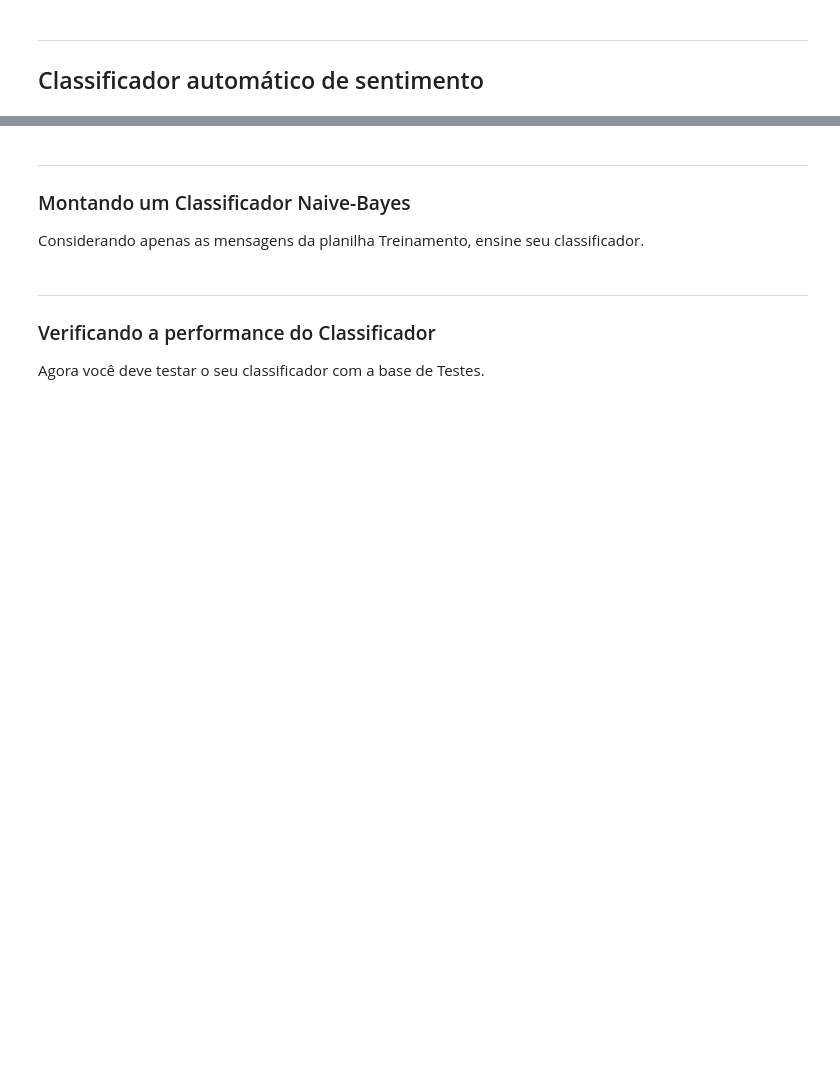
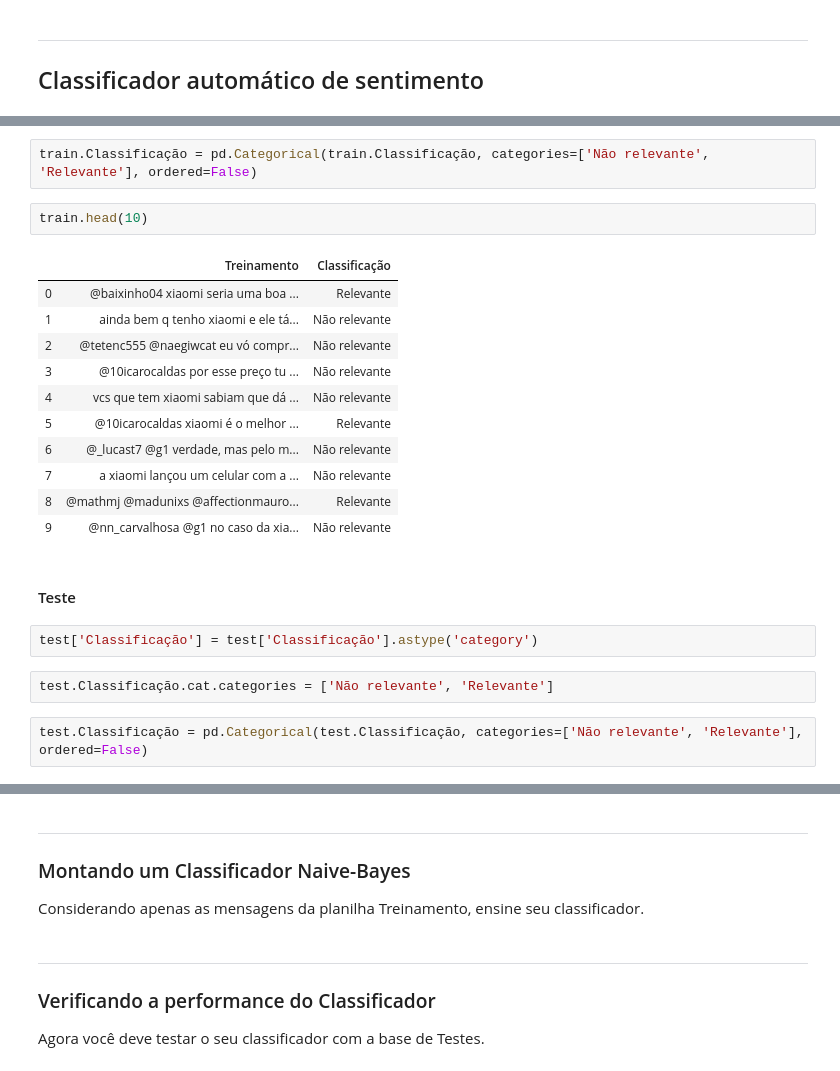
Before and after one commit to gustavopc3/P1-CD21-1, a Jupyter notebook: Projeto1_Layout_Classificador.ipynb, the cells around one changed output, grey strips where cells are left out. Saved outputs shown, nothing was run; the diff lists cells and outputs as text; blank space fills up the shorter version.

```diff
--- a/Projeto1_Layout_Classificador.ipynb
+++ b/Projeto1_Layout_Classificador.ipynb
@@ -54,0 +65,24 @@ ESCREVA AQUI...
+# %%
+train.Classificação = pd.Categorical(train.Classificação, categories=['Não relevante', 'Relevante'], ordered=False)
+# %%
+train.head(10)
+# %% [output]
+|  | Treinamento | Classificação |
+| 0 | @baixinho04 xiaomi seria uma boa ... | Relevante |
+| 1 | ainda bem q tenho xiaomi e ele tá... | Não relevante |
+| 2 | @tetenc555 @naegiwcat eu vó compr... | Não relevante |
+| 3 | @10icarocaldas por esse preço tu ... | Não relevante |
+| 4 | vcs que tem xiaomi sabiam que dá ... | Não relevante |
+| 5 | @10icarocaldas xiaomi é o melhor ... | Relevante |
+| 6 | @_lucast7 @g1 verdade, mas pelo m... | Não relevante |
+| 7 | a xiaomi lançou um celular com a ... | Não relevante |
+| 8 | @mathmj @madunixs @affectionmauro... | Relevante |
+| 9 | @nn_carvalhosa @g1 no caso da xia... | Não relevante |
+# %% [markdown]
+#### Teste
+# %%
+test['Classificação'] = test['Classificação'].astype('category')
+# %%
+test.Classificação.cat.categories = ['Não relevante', 'Relevante']
+# %%
+test.Classificação = pd.Categorical(test.Classificação, categories=['Não relevante', 'Relevante'], ordered=False)
```
Also changed, not shown: parts of 25 cells of this notebook.
